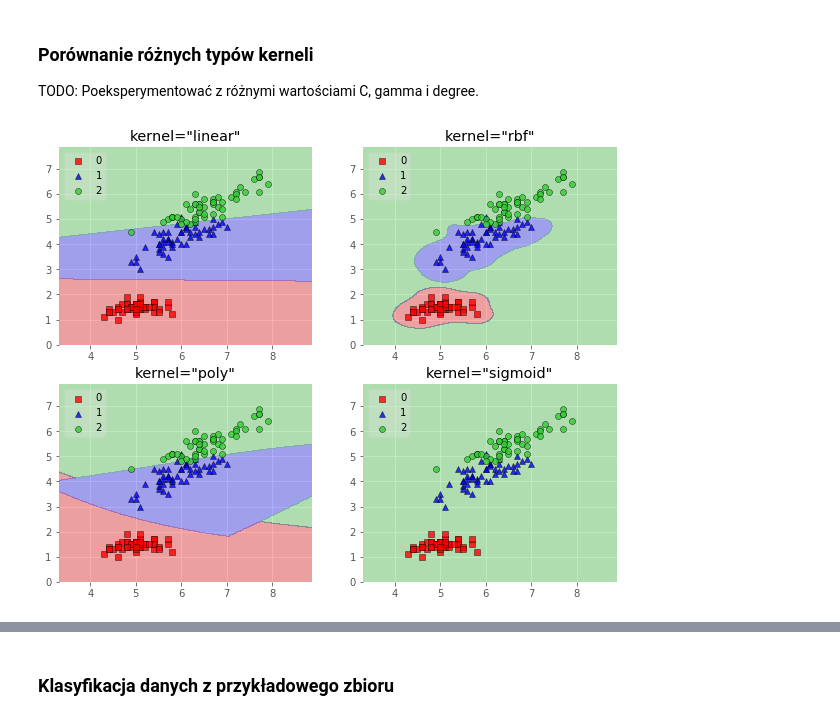
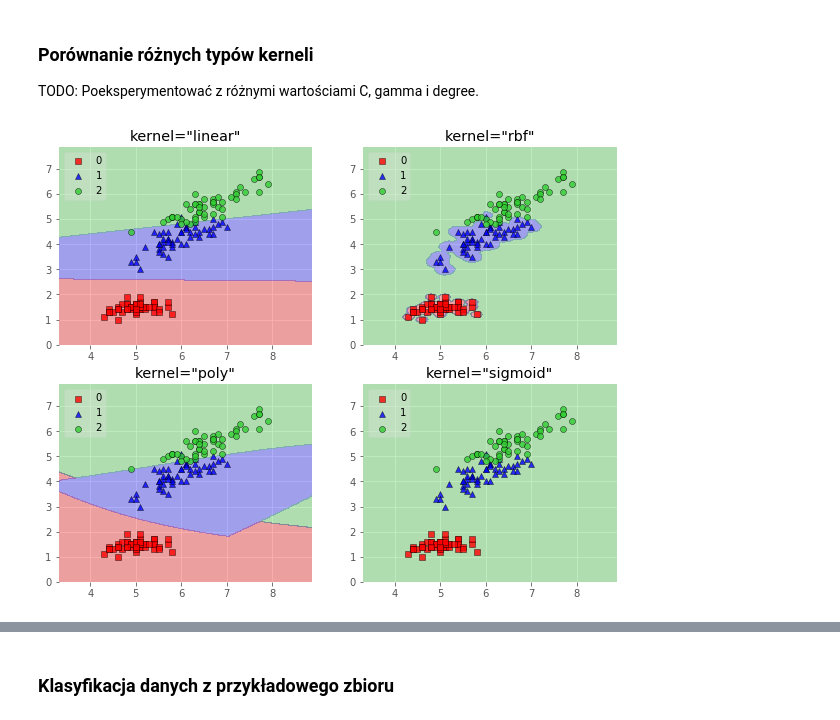
Before and after one commit to msieniawski/mro-svm, a Jupyter notebook: svm-demo.ipynb, the cells around one changed output, grey strips where cells are left out. Cells and saved outputs as stored; diff of their text form; code cells hidden in the pictures.

```diff
--- a/svm-demo.ipynb
+++ b/svm-demo.ipynb
@@ -85,38 +86,38 @@ TODO: Poeksperymentować z różnymi wartościami C, gamma i degree.
 # %%
 # Initializing Classifiers
 C = 1.0
-gamma = 10
+gamma = 100
 degree = 3
 coef0 = 100
 
 clf1 = svm.SVC(kernel='linear', C=C)
 clf2 = svm.SVC(kernel='rbf', gamma=gamma, C=C)
 clf3 = svm.SVC(kernel='poly', degree=degree, C=C)
 clf4 = svm.SVC(kernel='sigmoid', coef0=coef0, C=C)
 
 # Loading some example data
 iris = datasets.load_iris()
 X = iris.data[:, [0,2]]
 y = iris.target
 
 
 gs = gridspec.GridSpec(2, 2)
 
 fig = plt.figure(figsize=(10,8))
 
 labels = ['kernel="linear"', 'kernel="rbf"', 'kernel="poly"', 'kernel="sigmoid"']
 for clf, lab, grd in zip([clf1, clf2, clf3, clf4],
                          labels,
                          itertools.product([0, 1], repeat=2)):
 
     clf.fit(X, y)
     ax = plt.subplot(gs[grd[0], grd[1]])
     fig = plot_decision_regions(X=X, y=y, clf=clf, legend=2)
     plt.title(lab)
 
 plt.show()
 # %% [output]
-[figure, old version]
+[figure, new version]
 # %%
 from sklearn.datasets import make_moons
 X, y = make_moons(n_samples=100, random_state=123)
```
Also changed, not shown: parts of 5 cells of this notebook, 2 other files.
